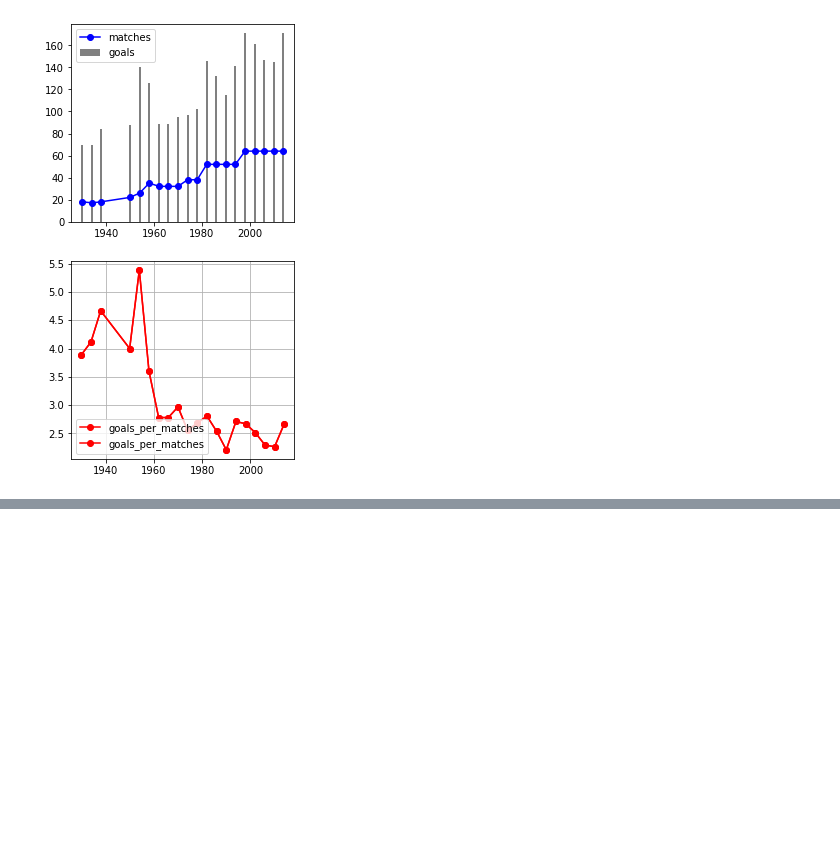
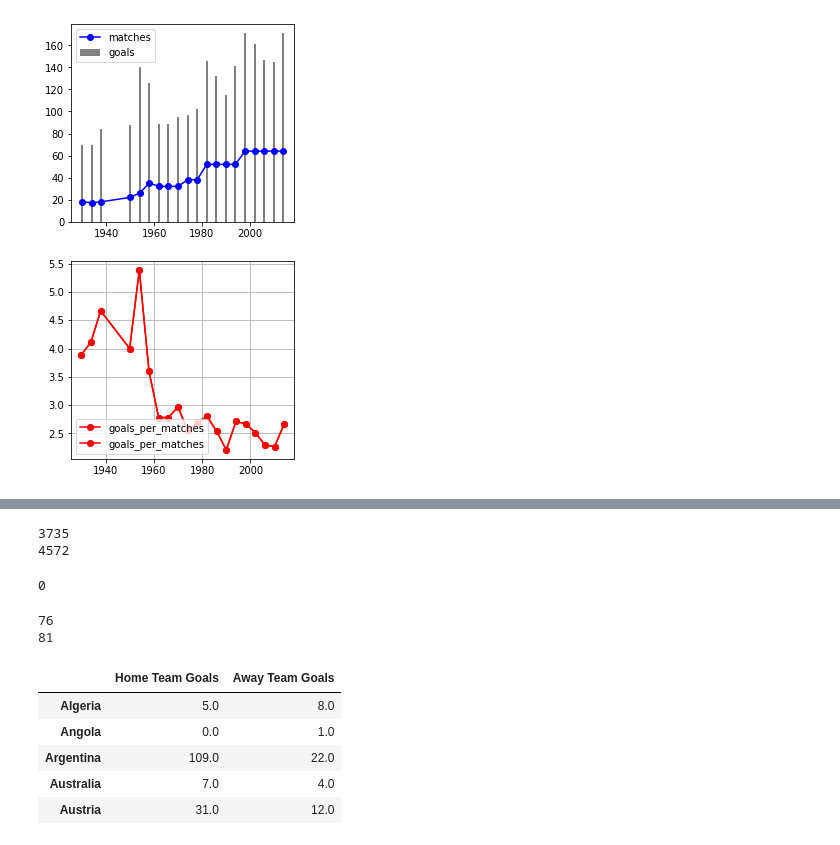
Before and after one commit to bwowby/DS, a Jupyter notebook: worldcup-matches.ipynb, the cells around one changed output, grey strips where cells are left out. Drawn from its saved outputs; the diff is of its cells as text; code cells hidden in the pictures; blank space fills up the shorter version.

```diff
--- a/worldcup-matches.ipynb
+++ b/worldcup-matches.ipynb
@@ -72,0 +75,3 @@ fig
+# %%
+# 이상한 값들 고치기
+world_cup_matches = pd.read_csv("./WorldCupMatches.csv")
@@ -72,0 +129,8 @@ fig
+# %%
+#중복값 확인
+dup = world_cup_matches.duplicated()
+print(len(dup[dup==True]))
+print(len(world_cup_matches))
+# %% [output]
+3735
+4572
@@ -72,0 +139,5 @@ fig
+# %%
+dup = world_cup_matches.duplicated()
+print(len(dup[dup==True]))
+# %% [output]
+0
@@ -72,0 +147,16 @@ fig
+# %%
+print(len(home))
+print(len(away))
+# %% [output]
+76
+81
+# %%
+goal_per_country = pd.concat([home,away], axis=1, sort = True).fillna(0)
+goal_per_country.head()
+# %% [output]
+|  | Home Team Goals | Away Team Goals |
+| Algeria | 5.0 | 8.0 |
+| Angola | 0.0 | 1.0 |
+| Argentina | 109.0 | 22.0 |
+| Australia | 7.0 | 4.0 |
+| Austria | 31.0 | 12.0 |
```
Also changed, not shown: parts of 12 cells of this notebook.
